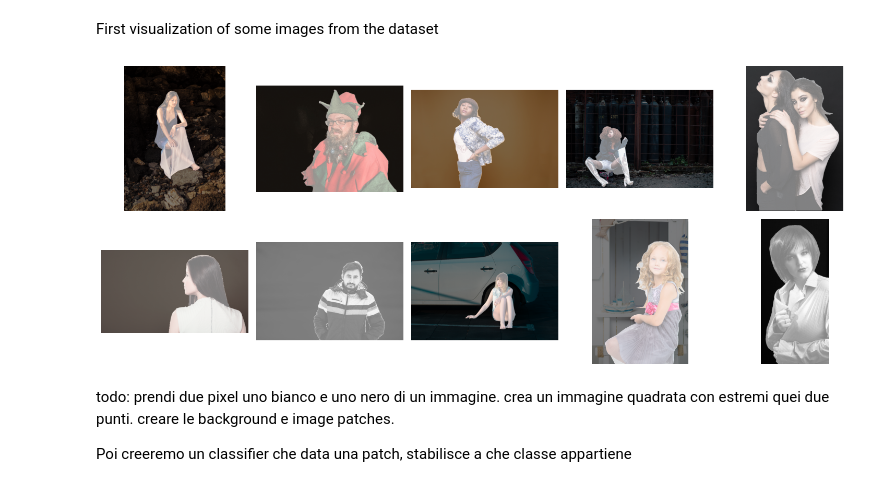
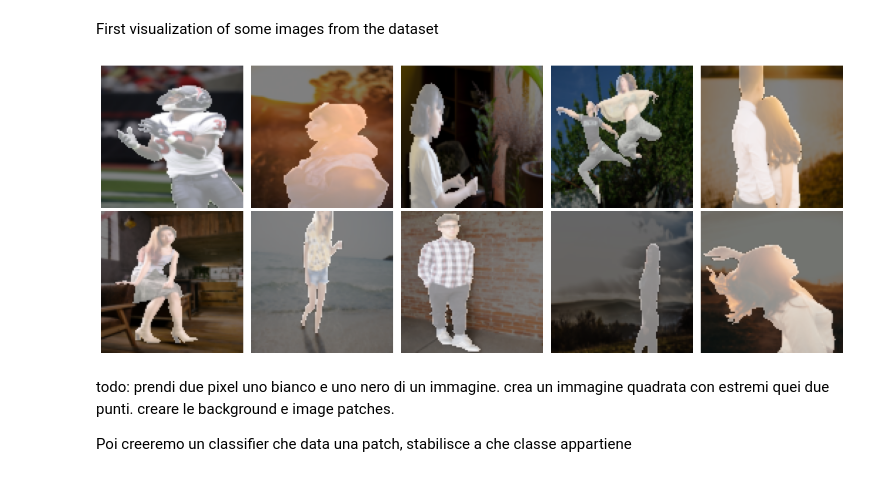
Before and after one commit to VavassoriEnrico/humans_segmentation, a Jupyter notebook: HumanSegmentation.ipynb, the cells around one changed output. Saved outputs shown, nothing was run; the diff lists cells and outputs as text; code cells hidden in the pictures.

```diff
--- a/HumanSegmentation.ipynb
+++ b/HumanSegmentation.ipynb
@@ -3,38 +3,100 @@ First visualization of some images from the dataset
 # %%
 import os
 import random
-from PIL import Image
 import matplotlib.pyplot as plt
+import numpy as np
 
-path = "./data/supervisely_person_clean_2667_img/images"
-path_mask = "./data/supervisely_person_clean_2667_img/masks"
+from skimage import io
+from skimage.transform import resize
 
+# cartelle input
+path_img_in   = "./data/supervisely_person_clean_2667_img/images"
+path_mask_in  = "./data/supervisely_person_clean_2667_img/masks"
 
-png_files = [f for f in os.listdir(path) if f.endswith('.png')]
+# cartelle output (100x100)
+path_img_out  = "./data/preprocessed/images_100"
+path_mask_out = "./data/preprocessed/masks_100"
 
-random_images = random.sample(png_files, min(10, len(png_files)))
+os.makedirs(path_img_out, exist_ok=True)
+os.makedirs(path_mask_out, exist_ok=True)
 
+png_files = [f for f in os.listdir(path_img_in) if f.endswith(".png")]
+
+def resize_and_center_crop_100(img, is_mask=False):
+    h, w = img.shape[:2]
+
+    # la dimensione minore diventa 100, l'altra scalata proporzionalmente
+    if h < w:
+        scale = 100.0 / h
+    else:
+        scale = 100.0 / w
+
+    new_h = int(round(h * scale))
+    new_w = int(round(w * scale))
+
+    order = 0 if is_mask else 1
+    anti_aliasing = False if is_mask else True
+
+    img_resized = resize(
+        img,
+        (new_h, new_w),
+        order=order,
+        anti_aliasing=anti_aliasing,
+        preserve_range=True
+    )
+
+    img_resized = img_resized.astype(img.dtype)
+
+    # crop centrale 100x100
+    start_y = (new_h - 100) // 2
+    start_x = (new_w - 100) // 2
+    img_cropped = img_resized[start_y:start_y + 100, start_x:start_x + 100]
+
+    return img_cropped
+
+# 1) PREPROCESSING: ridimensiona TUTTE le immagini e maschere
+for name in png_files:
+    img_path  = os.path.join(path_img_in, name)
+    mask_path = os.path.join(path_mask_in, name)
+
+    img  = io.imread(img_path)   # H x W x C
+    mask = io.imread(mask_path)  # H x W (o H x W x C)
+
+    if mask.ndim == 3:
+        mask = mask[..., 0]
+
+    img_proc  = resize_and_center_crop_100(img,  is_mask=False)
+    mask_proc = resize_and_center_crop_100(mask, is_mask=True)
+
+    # opzionale: binarizza la maschera
+    if mask_proc.dtype != np.bool_:
+        mask_proc = (mask_proc > 0.5).astype(np.uint8)
+
+    io.imsave(os.path.join(path_img_out, name), img_proc)
+    io.imsave(os.path.join(path_mask_out, name), mask_proc)
+
+# 2) VISUALIZZA 10 IMMAGINI CASUALI PREPROCESSATE
+all_pre = [f for f in os.listdir(path_img_out) if f.endswith(".png")]
+random_images = random.sample(all_pre, min(10, len(all_pre)))  # 10 random
 
 fig, axes = plt.subplots(2, 5, figsize=(15, 6))
 axes = axes.flatten()
 
 for idx, img_name in enumerate(random_images):
-    img_path = os.path.join(path, img_name)
-    img = Image.open(img_path)
+    img_path  = os.path.join(path_img_out, img_name)
+    mask_path = os.path.join(path_mask_out, img_name)
 
-    path_mask_img = os.path.join(path_mask, img_name)
-    mask = Image.open(path_mask_img)
+    img  = io.imread(img_path)
+    mask = io.imread(mask_path)
 
     axes[idx].imshow(img)
-    axes[idx].imshow(mask, alpha=0.5)
-    axes[idx].axis('off')
-
-
+    axes[idx].imshow(mask, alpha=0.5, cmap="gray")
+    axes[idx].axis("off")
 
 plt.tight_layout()
 plt.show()
 # %% [output]
-[figure, old version]
+[figure, new version]
 # %% [markdown]
 todo:
 prendi due pixel uno bianco e uno nero di un immagine. crea un immagine quadrata con estremi quei due punti.
```
Also changed, not shown: parts of 2 cells of this notebook.
